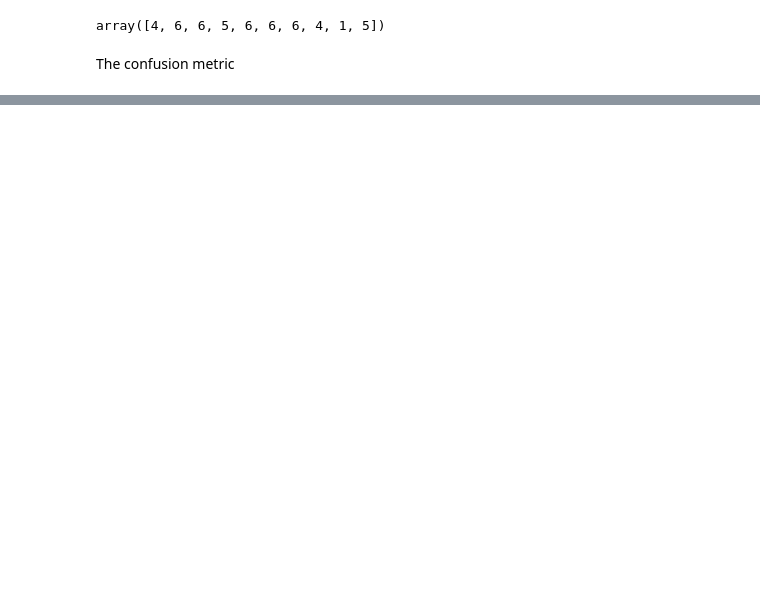
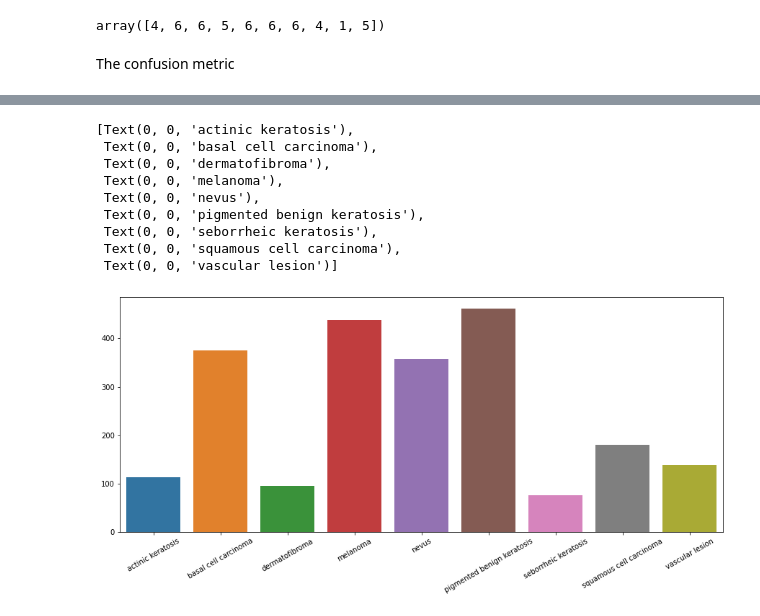
Before and after one commit to heroza/Skin-Cancer-Diagnosis, a Jupyter notebook: Skin_Cancer_Diagnosis_with_SMOTE_ResNet.ipynb, the cells around one changed output, grey strips where cells are left out. Drawn from its saved outputs; the diff is of its cells as text; code cells hidden in the pictures; blank space fills up the shorter version.

```diff
--- a/Skin_Cancer_Diagnosis_with_SMOTE_ResNet.ipynb
+++ b/Skin_Cancer_Diagnosis_with_SMOTE_ResNet.ipynb
@@ -618,0 +664,18 @@ plt.show()
+# %%
+# ordered count of rows per unique label
+labels_count = df['Labels'].value_counts().sort_index()
+
+f = plt.figure(figsize=(15, 6))
+s = sns.barplot(x=labels_count.index,y=labels_count.values)
+s.set_xticklabels(s.get_xticklabels(), rotation = 30)
+# %% [output]
+[Text(0, 0, 'actinic keratosis'),
+ Text(0, 0, 'basal cell carcinoma'),
+ Text(0, 0, 'dermatofibroma'),
+ Text(0, 0, 'melanoma'),
+ Text(0, 0, 'nevus'),
+ Text(0, 0, 'pigmented benign keratosis'),
+ Text(0, 0, 'seborrheic keratosis'),
+ Text(0, 0, 'squamous cell carcinoma'),
+ Text(0, 0, 'vascular lesion')]
+[figure, added]
```
Also changed, not shown: parts of 9 cells of this notebook.
